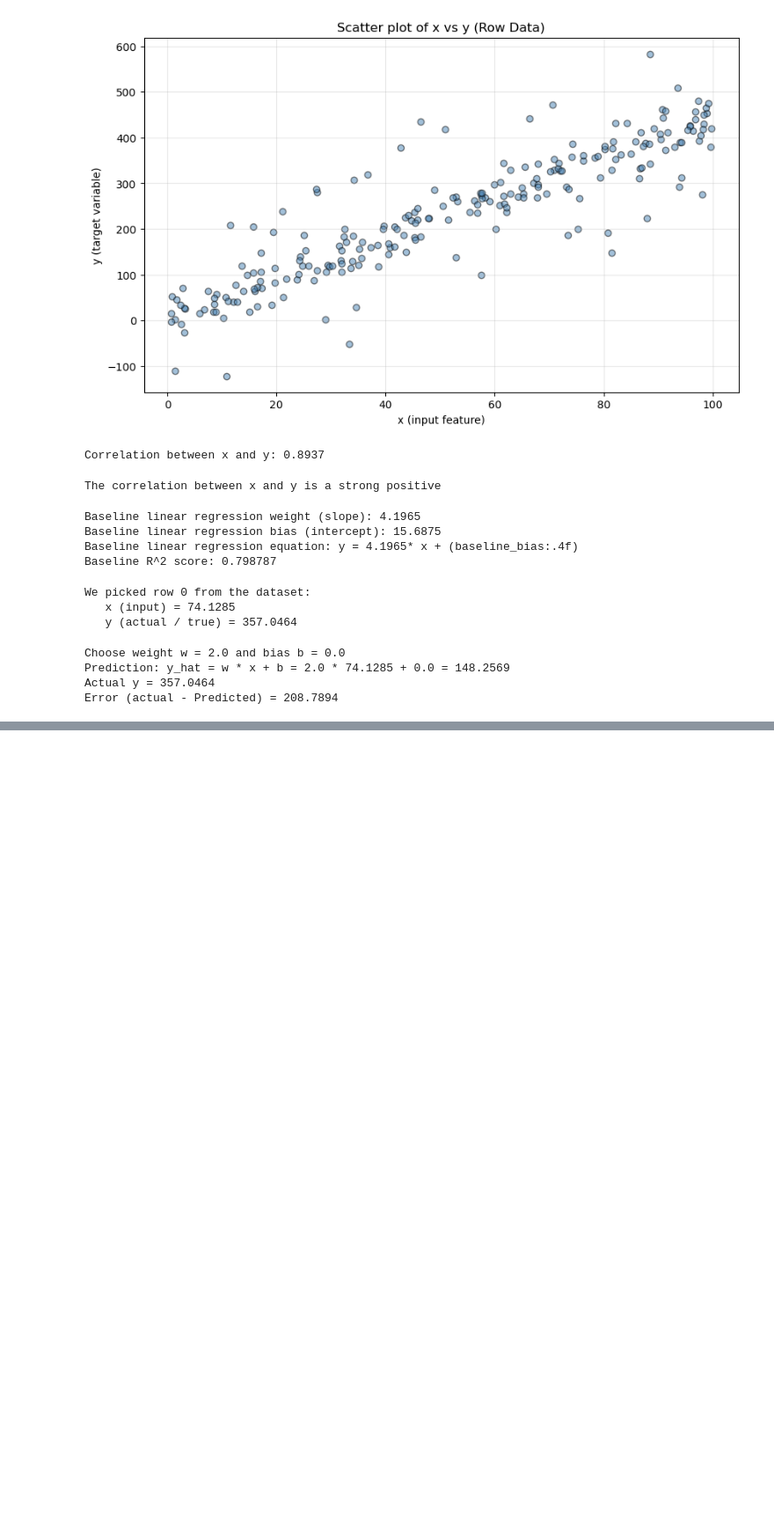
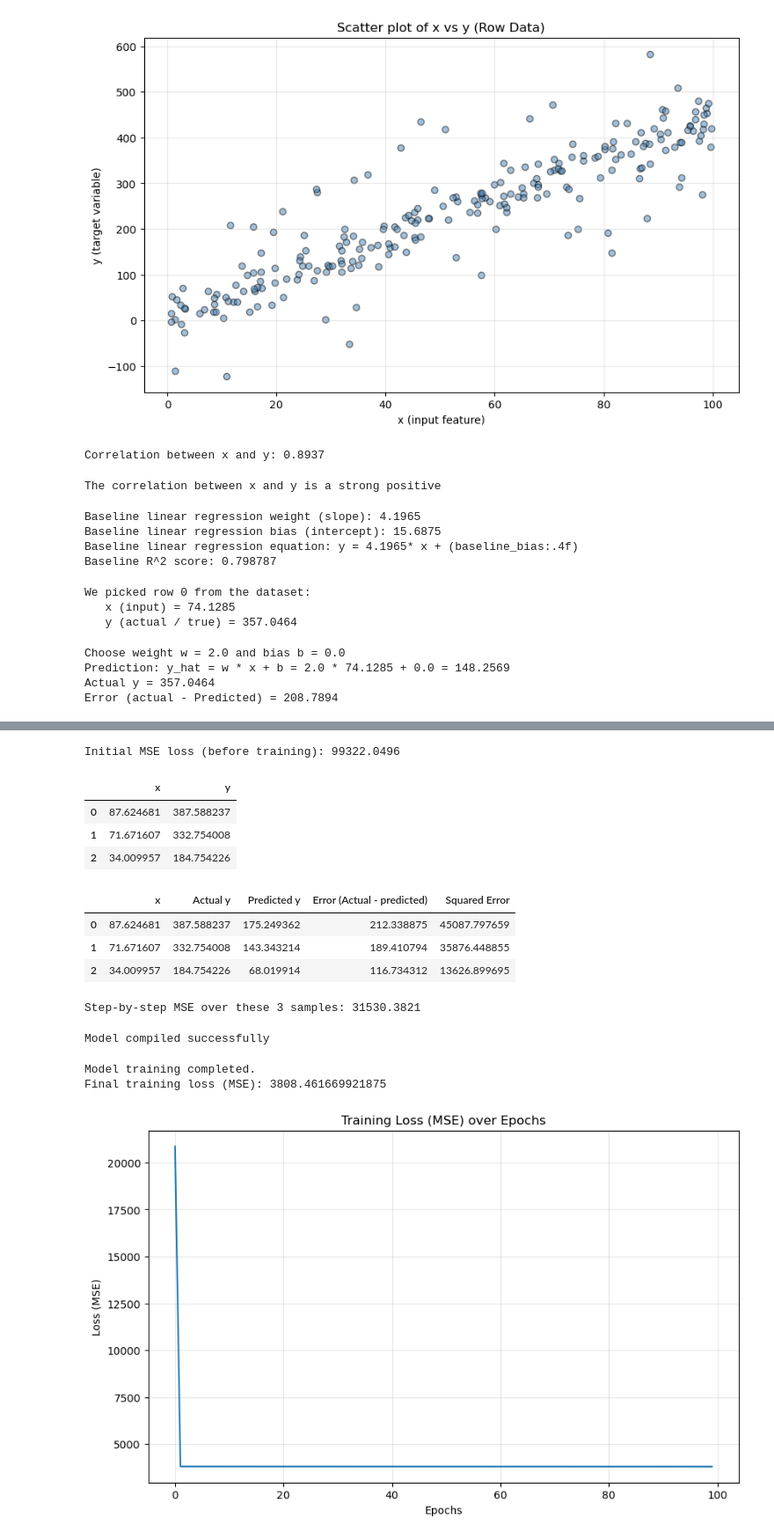
Before and after one commit to Niraj7272/DataScience, a Jupyter notebook: Practice/DL/ANN/ann_regression.ipynb, the cells around one changed output, grey strips where cells are left out. Shown at 88% size. Drawn from its saved outputs; the diff is of its cells as text; code cells hidden in the pictures; blank space fills up the shorter version.

```diff
--- a/Practice/DL/ANN/ann_regression.ipynb
+++ b/Practice/DL/ANN/ann_regression.ipynb
@@ -207,0 +261,4 @@ Error (actual - Predicted) = 208.7894
+# %%
+model = tf.keras.Sequential([
+    tf.keras.layers.Dense(1, input_shape=[1])
+])
@@ -207,0 +304,5 @@ Error (actual - Predicted) = 208.7894
+# %%
+initial_loss = mean_squared_error(y_test, initial_predictions)
+print(f"Initial MSE loss (before training): {initial_loss:.4f}")
+# %% [output]
+Initial MSE loss (before training): 99322.0496
@@ -207,0 +313,66 @@ Error (actual - Predicted) = 208.7894
+# %%
+sample = df.sample(3, random_state=1).reset_index(drop=True)
+sample
+# %% [output]
+|  | x | y |
+| 0 | 87.624681 | 387.588237 |
+| 1 | 71.671607 | 332.754008 |
+| 2 | 34.009957 | 184.754226 |
+# %%
+w_manual = 2.0
+b_manual = 0.0
+
+predictions_manual = w_manual * sample['x'] + b_manual
+errors_manual = sample['y'] - predictions_manual
+squared_errors_manual = errors_manual **2
+
+manual_table = pd.DataFrame({
+    'x': sample['x'],
+    'Actual y': sample['y'],
+    'Predicted y': predictions_manual,
+    'Error (Actual - predicted)': errors_manual,
+    'Squared Error': squared_errors_manual
+})
+
+manual_table
+# %% [output]
+|  | x | Actual y | Predicted y | Error (Actual - predicted) | Squared Error |
+| 0 | 87.624681 | 387.588237 | 175.249362 | 212.338875 | 45087.797659 |
+| 1 | 71.671607 | 332.754008 | 143.343214 | 189.410794 | 35876.448855 |
+| 2 | 34.009957 | 184.754226 | 68.019914 | 116.734312 | 13626.899695 |
+# %%
+mse_manual = squared_errors_manual.mean()
+print(f"Step-by-step MSE over these 3 samples: {mse_manual:.4f}")
+# %% [output]
+Step-by-step MSE over these 3 samples: 31530.3821
+# %%
+model.compile(
+    optimizer = tf.keras.optimizers.SGD(learning_rate=0.0001),
+    loss = 'mse'
+)
+
+print("Model compiled successfully")
+# %% [output]
+Model compiled successfully
+# %%
+history = model.fit(
+    X_train, y_train,
+    epochs = 100,
+    verbose=0
+)
+
+print("Model training completed.")
+print("Final training loss (MSE):", history.history['loss'][-1])
+# %% [output]
+Model training completed.
+Final training loss (MSE): 3808.461669921875
+# %%
+plt.figure(figsize=(10, 6))
+plt.plot(history.history['loss'])
+plt.title('Training Loss (MSE) over Epochs')
+plt.xlabel('Epochs')
+plt.ylabel('Loss (MSE)')
+plt.grid(alpha=0.3)
+plt.show()
+# %% [output]
+[figure, added]
```
Also changed, not shown: parts of 17 cells of this notebook.
